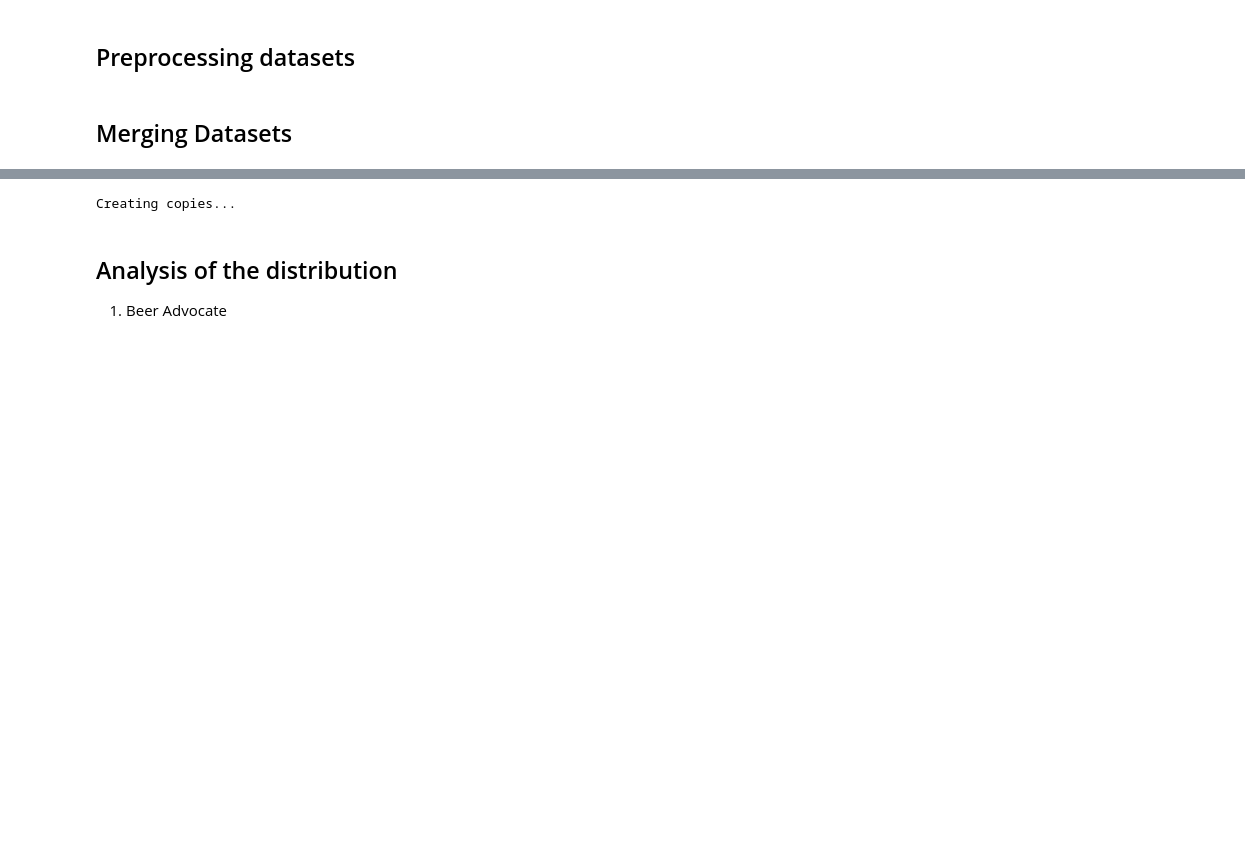
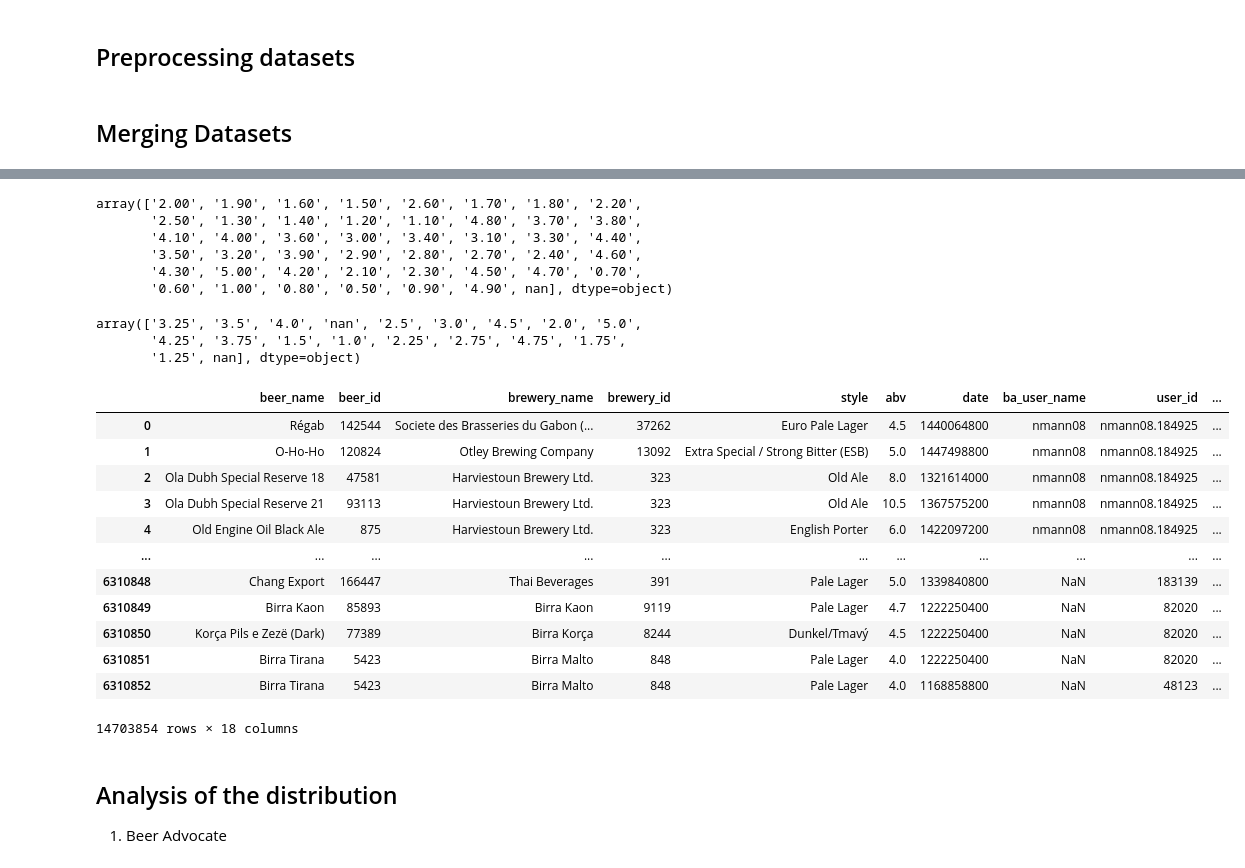
Before and after one commit to epfl-ada/ada-2023-project-remontada, a Jupyter notebook: code/main_vincent_roduit.ipynb, the cells around one changed output, grey strips where cells are left out. Drawn from its saved outputs; the diff is of its cells as text; code cells hidden in the pictures; blank space fills up the shorter version.

Commit message:
Merge functions

```diff
--- a/code/main_vincent_roduit.ipynb
+++ b/code/main_vincent_roduit.ipynb
@@ -173,14 +161,0 @@ AttributeError: 'DataFrame' object has no attribute 'rb_user_id'
-# %%
-#Create a copy of the dataframes
-print('Creating copies...')
-df_advocate_ratings_stats = deepcopy(df_advocate_ratings)
-df_rate_beer_ratings_stats = deepcopy(df_rate_beer_ratings)
-df_advocate_ratings_stats.drop(columns=['review','text'], inplace=True)
-df_rate_beer_ratings_stats.drop(columns=['text'], inplace=True)
-df_advocate_ratings_stats.drop(df_advocate_ratings_stats[df_advocate_ratings_stats.user_id.isna()].index, inplace=True)
-df_rate_beer_ratings_stats.drop(df_rate_beer_ratings_stats[df_rate_beer_ratings_stats.user_id.isna()].index, inplace=True)
-df_advocate_ratings_stats.rename(columns={'user_name':'ba_user_name'}, inplace=True)
-df_rate_beer_ratings_stats.rename(columns={'user_name':'rb_user_name'}, inplace=True)
-ratings_stats = deepcopy(df_advocate_ratings_stats.merge(df_all_users, how='inner'))
-# %% [output]
-Creating copies...
@@ -222,3 +162,34 @@ ratings_stats.drop_duplicates(subset=['year','user_name'],inplace=True)
+# %%
+df_rate_beer_ratings.rating.unique()
+# %% [output]
+array(['2.00', '1.90', '1.60', '1.50', '2.60', '1.70', '1.80', '2.20',
+       '2.50', '1.30', '1.40', '1.20', '1.10', '4.80', '3.70', '3.80',
+       '4.10', '4.00', '3.60', '3.00', '3.40', '3.10', '3.30', '4.40',
+       '3.50', '3.20', '3.90', '2.90', '2.80', '2.70', '2.40', '4.60',
+       '4.30', '5.00', '4.20', '2.10', '2.30', '4.50', '4.70', '0.70',
+       '0.60', '1.00', '0.80', '0.50', '0.90', '4.90', nan], dtype=object)
+# %%
+df_advocate_ratings.palate.unique()
+# %% [output]
+array(['3.25', '3.5', '4.0', 'nan', '2.5', '3.0', '4.5', '2.0', '5.0',
+       '4.25', '3.75', '1.5', '1.0', '2.25', '2.75', '4.75', '1.75',
+       '1.25', nan], dtype=object)
+# %%
+df_ratings_stat
+# %% [output]
+|  | beer_name | beer_id | brewery_name | brewery_id | style | abv | date | ba_user_name | user_id | ... |
+| 0 | Régab | 142544 | Societe des Brasseries du Gabon (... | 37262 | Euro Pale Lager | 4.5 | 1440064800 | nmann08 | nmann08.184925 | ... |
+| 1 | O-Ho-Ho | 120824 | Otley Brewing Company | 13092 | Extra Special / Strong Bitter (ESB) | 5.0 | 1447498800 | nmann08 | nmann08.184925 | ... |
+| 2 | Ola Dubh Special Reserve 18 | 47581 | Harviestoun Brewery Ltd. | 323 | Old Ale | 8.0 | 1321614000 | nmann08 | nmann08.184925 | ... |
+| 3 | Ola Dubh Special Reserve 21 | 93113 | Harviestoun Brewery Ltd. | 323 | Old Ale | 10.5 | 1367575200 | nmann08 | nmann08.184925 | ... |
+| 4 | Old Engine Oil Black Ale | 875 | Harviestoun Brewery Ltd. | 323 | English Porter | 6.0 | 1422097200 | nmann08 | nmann08.184925 | ... |
+| ... | ... | ... | ... | ... | ... | ... | ... | ... | ... | ... |
+| 6310848 | Chang Export | 166447 | Thai Beverages | 391 | Pale Lager | 5.0 | 1339840800 | NaN | 183139 | ... |
+| 6310849 | Birra Kaon | 85893 | Birra Kaon | 9119 | Pale Lager | 4.7 | 1222250400 | NaN | 82020 | ... |
+| 6310850 | Korça Pils e Zezë (Dark) | 77389 | Birra Korça | 8244 | Dunkel/Tmavý | 4.5 | 1222250400 | NaN | 82020 | ... |
+| 6310851 | Birra Tirana | 5423 | Birra Malto | 848 | Pale Lager | 4.0 | 1222250400 | NaN | 82020 | ... |
+| 6310852 | Birra Tirana | 5423 | Birra Malto | 848 | Pale Lager | 4.0 | 1168858800 | NaN | 48123 | ... |
+14703854 rows × 18 columns
 # %% [markdown]
 ## Analysis of the distribution
  1. Beer Advocate
```
Also changed, not shown: parts of 4 cells of this notebook, 2 other files.
